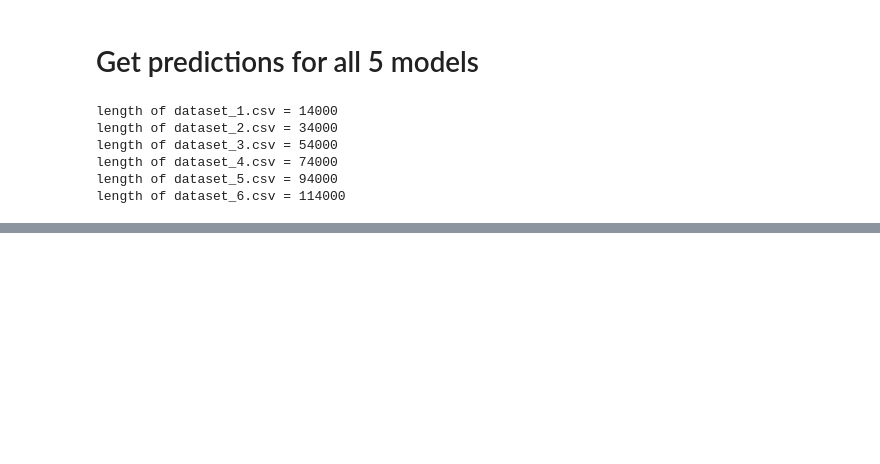
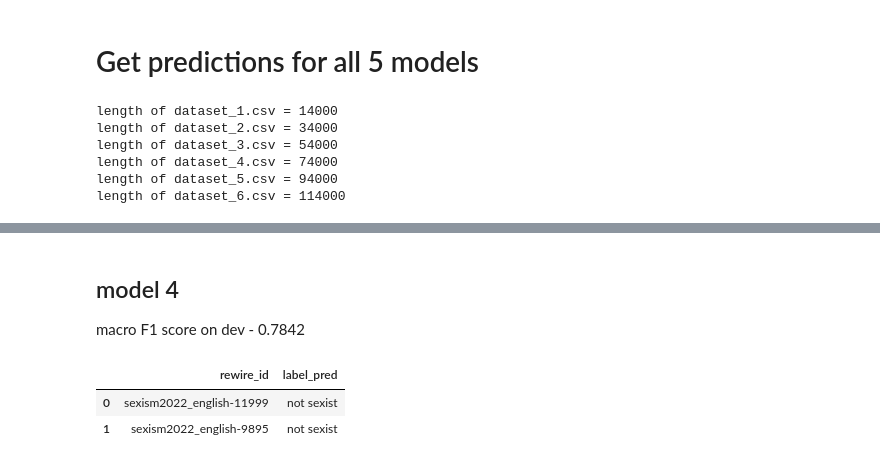
Before and after one commit to vitthal-bhandari/incremental-semi-supervised-training, a Jupyter notebook: Self training/Self_training_Task_A.ipynb, the cells around one changed output, grey strips where cells are left out. Saved outputs shown, nothing was run; the diff lists cells and outputs as text; code cells hidden in the pictures; blank space fills up the shorter version.

```diff
--- a/Self training/Self_training_Task_A.ipynb
+++ b/Self training/Self_training_Task_A.ipynb
@@ -318,0 +375,24 @@ print(len(test))
+# %% [markdown]
+## model 4
+
+macro F1 score on dev - 0.7842
+# %%
+model4 = ClassificationModel(
+    "bert", "iteration_3/checkpoint-9250-epoch-2"
+)
+
+dev_df4 = dev_df
+
+# Make predictions with the model
+predictions, raw_outputs = model4.predict(dev_df4["text"].to_list())
+
+dev_df4['label_pred'] = predictions
+dev_df4 = dev_df4[['rewire_id', 'label_pred']]
+
+dev_df4.to_csv('task_a_pred_1_model4.csv', index=False)
+
+dev_df4.head(2)
+# %% [output]
+|  | rewire_id | label_pred |
+| 0 | sexism2022_english-11999 | not sexist |
+| 1 | sexism2022_english-9895 | not sexist |
```
Also changed, not shown: parts of 11 cells of this notebook.
